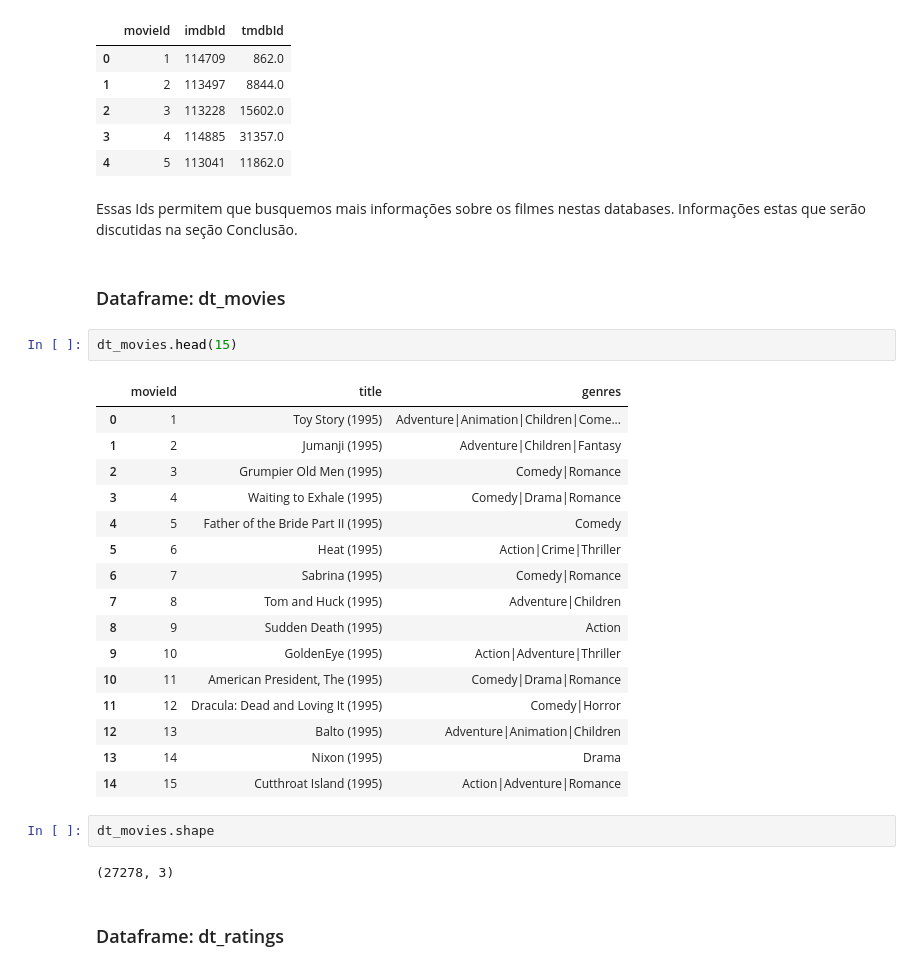
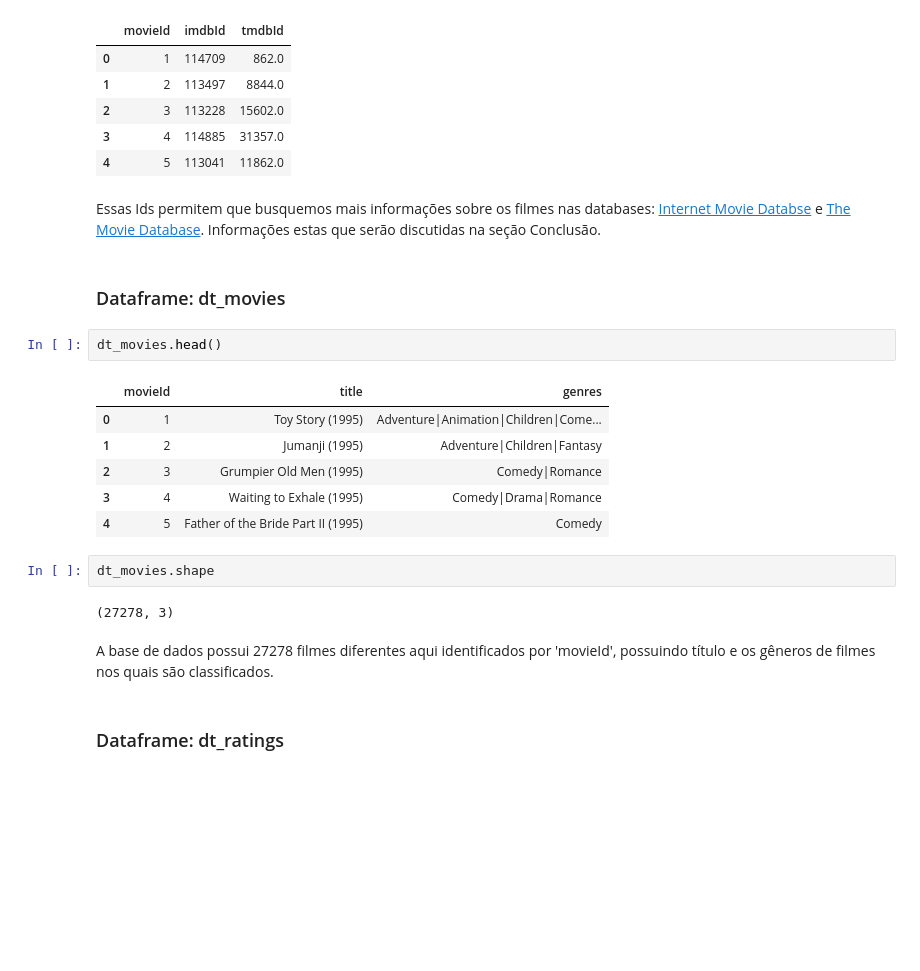
Before and after one commit to onimaru/Recommender_Systems, a Jupyter notebook: Teste_Data_Science_Elo7.ipynb, the cells around one changed output. Saved outputs shown, nothing was run; the diff lists cells and outputs as text; blank space fills up the shorter version.

```diff
--- a/Teste_Data_Science_Elo7.ipynb
+++ b/Teste_Data_Science_Elo7.ipynb
@@ -122,32 +134,24 @@ dt_links.head()
 | 3 | 4 | 114885 | 31357.0 |
 | 4 | 5 | 113041 | 11862.0 |
 # %% [markdown]
-Essas Ids permitem que busquemos mais informações sobre os filmes nestas databases. Informações estas que serão discutidas na seção Conclusão.
+Essas Ids permitem que busquemos mais informações sobre os filmes nas databases: [Internet Movie Databse](https://www.imdb.com/) e [The Movie Database](https://www.themoviedb.org/). Informações estas que serão discutidas na seção Conclusão.
 # %% [markdown]
 ### Dataframe: dt_movies
 # %%
-dt_movies.head(15)
+dt_movies.head()
 # %% [output]
 |  | movieId | title | genres |
 | 0 | 1 | Toy Story (1995) | Adventure|Animation|Children|Come... |
 | 1 | 2 | Jumanji (1995) | Adventure|Children|Fantasy |
 | 2 | 3 | Grumpier Old Men (1995) | Comedy|Romance |
 | 3 | 4 | Waiting to Exhale (1995) | Comedy|Drama|Romance |
 | 4 | 5 | Father of the Bride Part II (1995) | Comedy |
-| 5 | 6 | Heat (1995) | Action|Crime|Thriller |
-| 6 | 7 | Sabrina (1995) | Comedy|Romance |
-| 7 | 8 | Tom and Huck (1995) | Adventure|Children |
-| 8 | 9 | Sudden Death (1995) | Action |
-| 9 | 10 | GoldenEye (1995) | Action|Adventure|Thriller |
-| 10 | 11 | American President, The (1995) | Comedy|Drama|Romance |
-| 11 | 12 | Dracula: Dead and Loving It (1995) | Comedy|Horror |
-| 12 | 13 | Balto (1995) | Adventure|Animation|Children |
-| 13 | 14 | Nixon (1995) | Drama |
-| 14 | 15 | Cutthroat Island (1995) | Action|Adventure|Romance |
 # %%
 dt_movies.shape
 # %% [output]
 (27278, 3)
+# %% [markdown]
+A base de dados possui 27278 filmes diferentes aqui identificados por 'movieId', possuindo título e os gêneros de filmes nos quais são classificados.
 # %% [markdown]
 ### Dataframe: dt_ratings
 # %%
```
Also changed, not shown: parts of 86 cells of this notebook.
